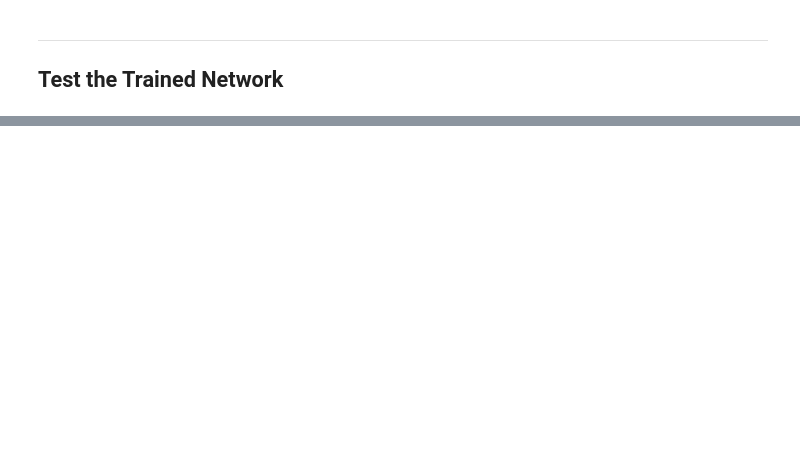
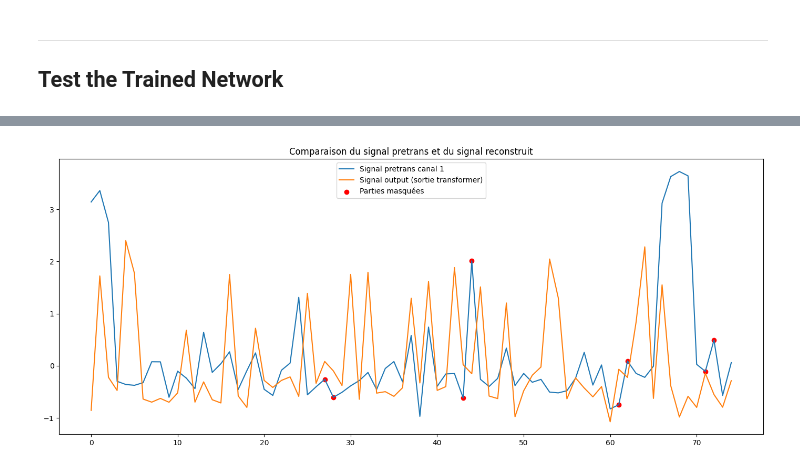
Before and after one commit to deubn31/PTI-Analyse-Classification-de-signaux-EEG, a Jupyter notebook: PainAttnNet_Implementation copy 2.ipynb, the cells around one changed output, grey strips where cells are left out. Saved outputs shown, nothing was run; the diff lists cells and outputs as text; code cells hidden in the pictures; blank space fills up the shorter version.

```diff
--- a/PainAttnNet_Implementation copy 2.ipynb
+++ b/PainAttnNet_Implementation copy 2.ipynb
@@ -1099,0 +1137,32 @@ Test Loss: 0.000639
+# %%
+# Afficher un signal d'entrée au hasard et sa reconstruction
+index1 = 1
+index2=9
+
+#input_signal = x[random_index,1,:].numpy()
+output_signal = output[index1,index2+1,:].numpy()
+pretrans_signal1 = pretrans[index1,index2,:].numpy()
+pretrans_signal2 = pretrans[index1,index2+1,:].numpy()
+mask_signal=mask[index1,index2,:].numpy()
+outputtest_signal=outputtestmscn[1,:,:].numpy()
+outputtestseresnet_signal=outputtestseresnet[1,:,:].numpy()
+
+plt.figure(figsize=(14, 6))
+
+# Afficher le signal d'entrée et le signal reconstruit sur le même graphique
+plt.plot(pretrans_signal1, label='Signal pretrans canal 1')
+#plt.plot(pretrans_signal2, label='Signal pretrans canal 2')
+plt.plot(output_signal, label='Signal output (sortie transformer)')
+
+# Afficher les parties masquées en rouge
+masked_indices = np.where(mask_signal== 0)[0]
+plt.scatter(masked_indices, pretrans_signal1[masked_indices], color='red', label='Parties masquées')
+#plt.scatter(masked_indices, pretrans_signal2[masked_indices], color='red', label='Parties masquées')
+
+plt.title("Comparaison du signal pretrans et du signal reconstruit")
+plt.legend()
+
+plt.tight_layout()
+plt.show()
+# %% [output]
+[figure, added]
```
Also changed, not shown: parts of 11 cells of this notebook, 1 other file.
